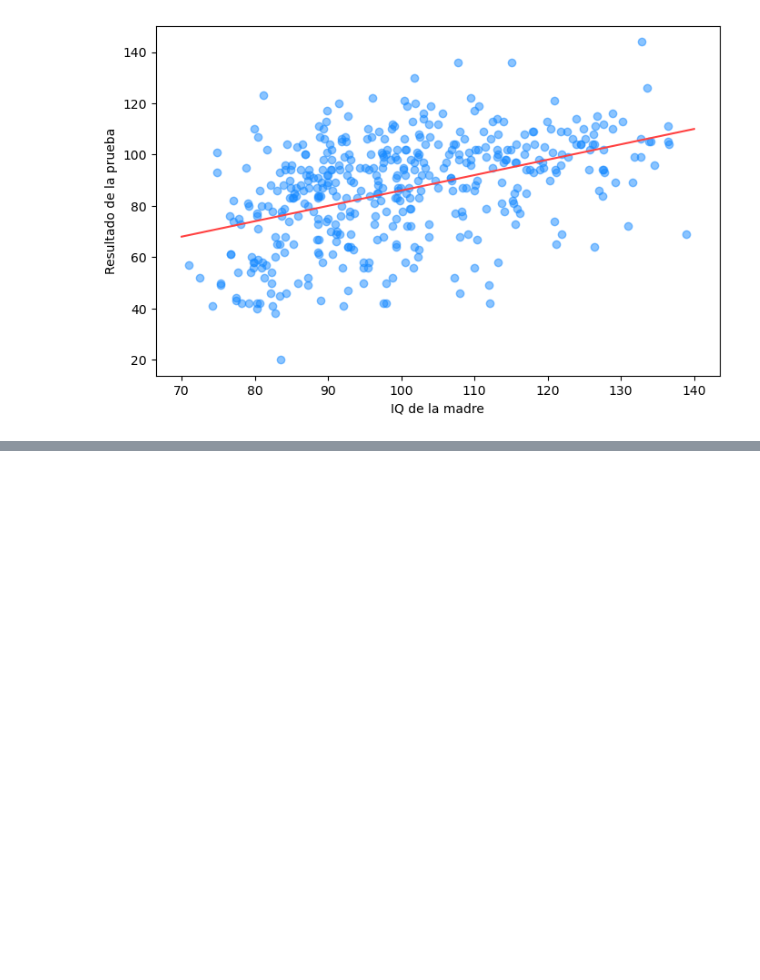
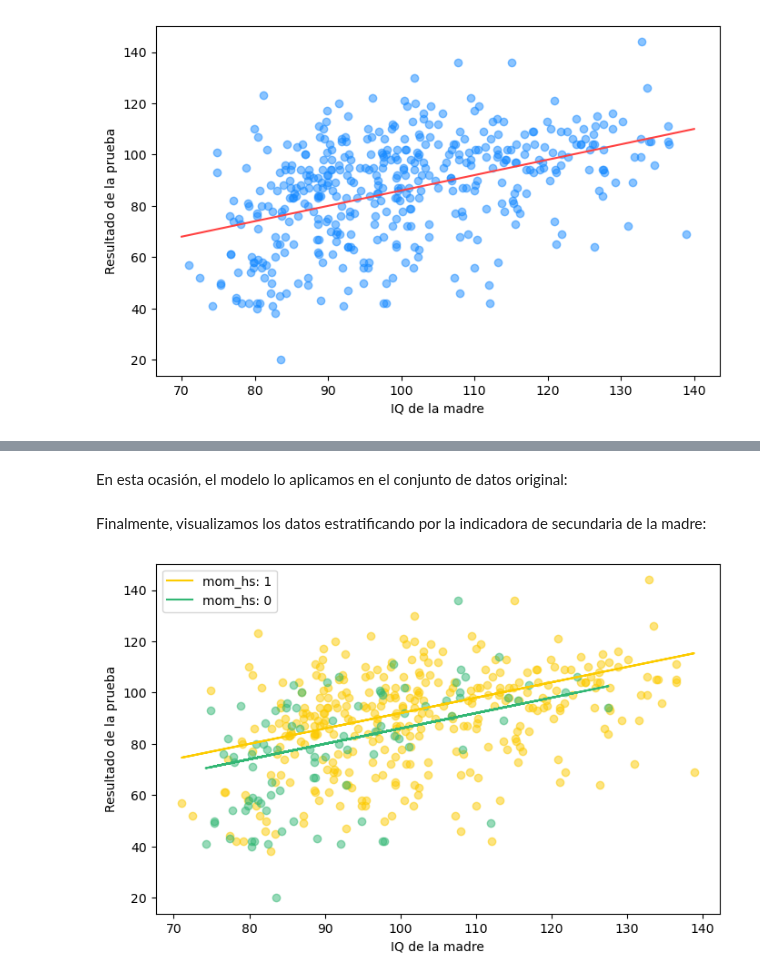
Before and after one commit to CAMM961001/bayesian_analysis, a Jupyter notebook: notebooks/03_regresion_lineal.ipynb, the cells around one changed output, grey strips where cells are left out. Cells and saved outputs as stored; diff of their text form; code cells hidden in the pictures; blank space fills up the shorter version.

Commit message:
Regresión con múltiples predictores

```diff
--- a/notebooks/03_regresion_lineal.ipynb
+++ b/notebooks/03_regresion_lineal.ipynb
@@ -131,0 +142,38 @@ plt.show()
+# %%
+# Modelo de regresión lineal
+def kid_score(mother_hs, mother_iq): return 26 + 6 * mother_hs + 0.6 * mother_iq
+# %% [markdown]
+En esta ocasión, el modelo lo aplicamos en el conjunto de datos original:
+# %%
+df = kid_iq[['mom_hs', 'mom_iq', 'kid_score']].copy()
+df['kid_score_hat'] = kid_iq.apply(lambda df: kid_score(df.mom_hs, df.mom_iq), axis=1)
+# %% [markdown]
+Finalmente, visualizamos los datos estratificando por la indicadora de secundaria de la madre:
+# %%
+# Configuraciones de figura
+fig, ax = plt.subplots(figsize = (8,5))
+
+# Elementos de visualización
+for mom_hs in df.mom_hs.unique():
+    _df = df.query(f"mom_hs == {mom_hs}")
+
+    ax.scatter(
+        x=_df.mom_iq
+        ,y=_df.kid_score
+        ,alpha=0.5
+        ,color=list(CONFIG['graficas']['colors'].values())[mom_hs])
+
+    ax.plot(
+        _df.mom_iq
+        ,_df.kid_score_hat
+        ,label=f'mom_hs: {mom_hs}'
+        ,color=list(CONFIG['graficas']['colors'].values())[mom_hs])
+
+# Anotaciones y estilo
+ax.set_xlabel('IQ de la madre')
+ax.set_ylabel('Resultado de la prueba')
+ax.legend()
+
+plt.show()
+# %% [output]
+[figure, added]
```
Also changed, not shown: parts of 4 cells of this notebook.
